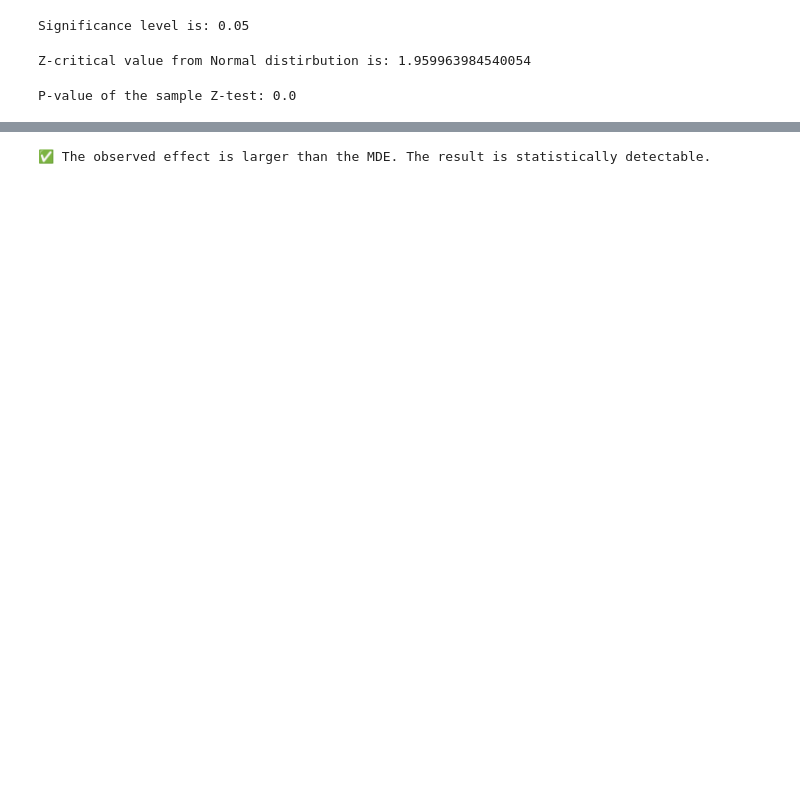
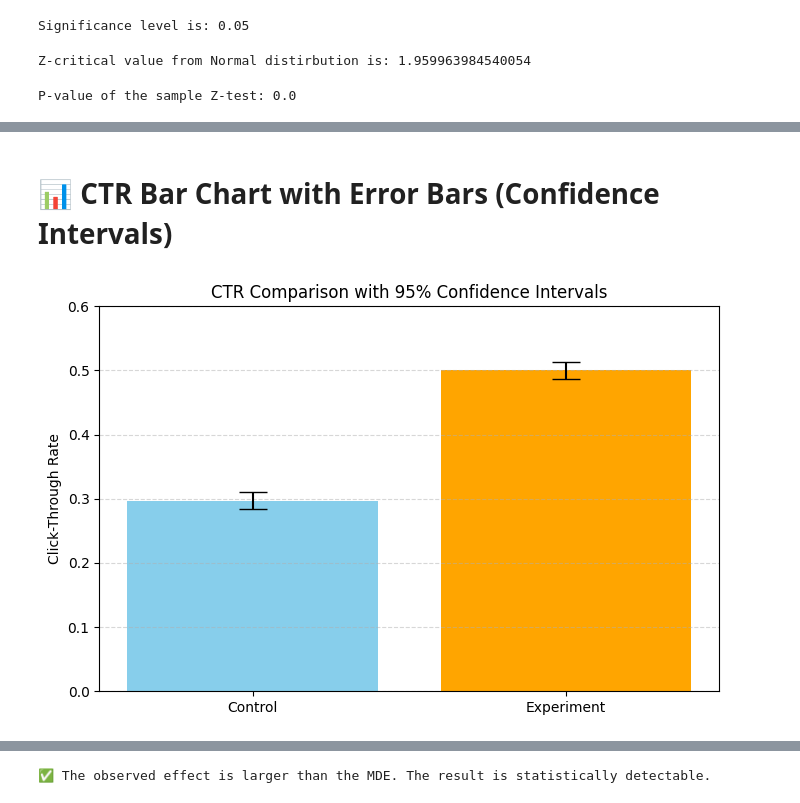
Before and after one commit to RakshithSuresh/A-B-testing-projects, a Jupyter notebook: AB_Test_Results_analysis.ipynb, the cells around one changed output, grey strips where cells are left out. Drawn from its saved outputs; the diff is of its cells as text; code cells hidden in the pictures; blank space fills up the shorter version.

```diff
--- a/AB_Test_Results_analysis.ipynb
+++ b/AB_Test_Results_analysis.ipynb
@@ -113,3 +113,28 @@ The confidence interval of the 2-sample Z-test is: [np.float64(0.2), np.float64(
+# %% [markdown]
+# 📊 CTR Bar Chart with Error Bars (Confidence Intervals)
+# %%
+import matplotlib.pyplot as plt
+
+# CTR values and confidence intervals
+ctr_values = [p_con_hat, p_exp_hat]
+ci_lower = [p_con_hat, p_exp_hat]
+ci_upper = [p_con_hat, p_exp_hat]
+
+# CI bounds from your z-critical
+ci_margin = SE * z_crit
+ci_bounds = [[ctr - ci_margin, ctr + ci_margin] for ctr in ctr_values]
+
+# Plotting
+labels = ['Control', 'Experiment']
+plt.figure(figsize=(8, 5))
+plt.bar(labels, ctr_values, yerr=[ci_margin, ci_margin], capsize=10, color=['skyblue', 'orange'])
+plt.title('CTR Comparison with 95% Confidence Intervals')
+plt.ylabel('Click-Through Rate')
+plt.ylim(0, 0.6)
+plt.grid(axis='y', linestyle='--', alpha=0.5)
+plt.show()
+# %% [output]
+[figure, added]
 # %%
 from statsmodels.stats.power import NormalIndPower
 
```
Also changed, not shown: parts of 10 cells of this notebook.
